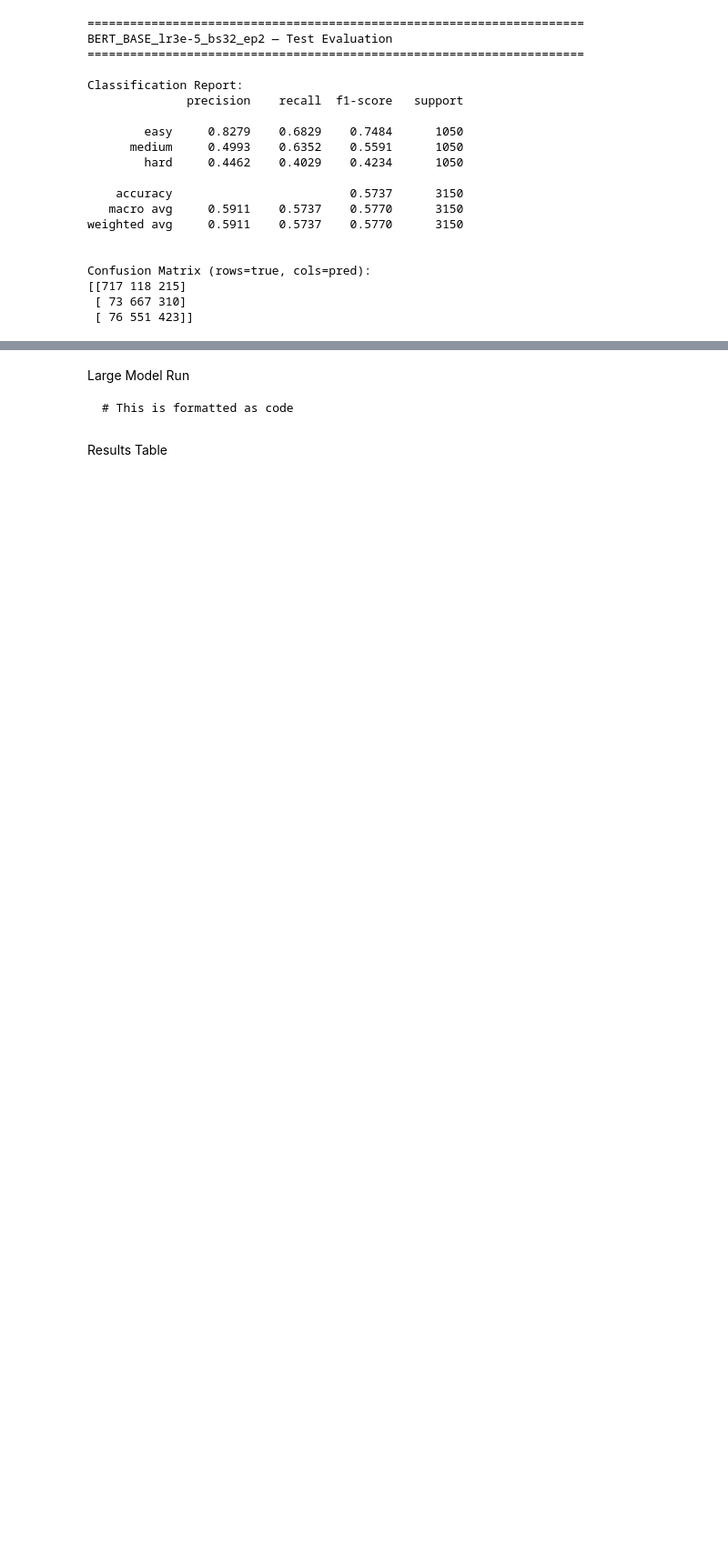
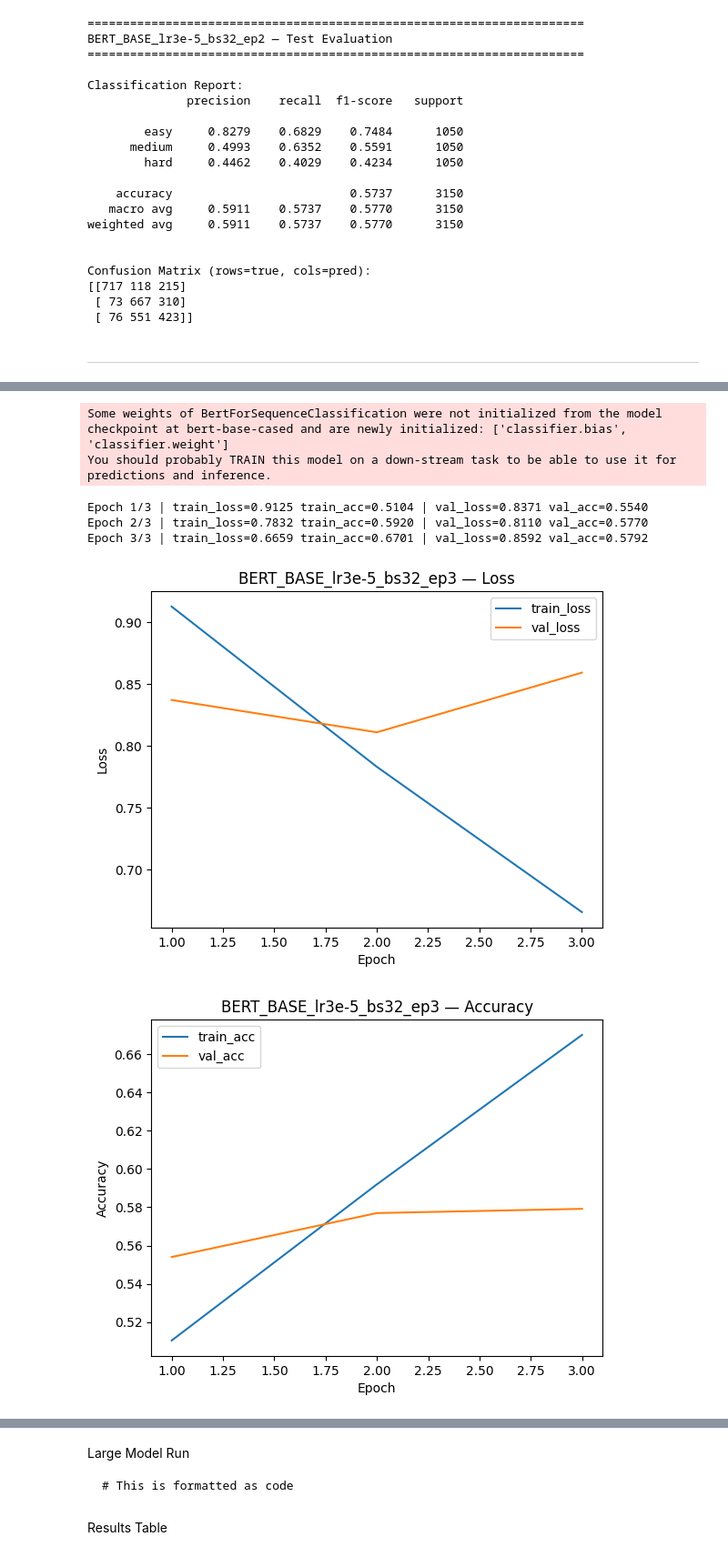
Before and after one commit to eliyahuav/NLP-project, a Jupyter notebook: PART6_Transformers.ipynb, the cells around one changed output, grey strips where cells are left out. Shown at 91% size. Saved outputs shown, nothing was run; the diff lists cells and outputs as text; code cells hidden in the pictures; blank space fills up the shorter version.

```diff
--- a/PART6_Transformers.ipynb
+++ b/PART6_Transformers.ipynb
@@ -678,3 +678,28 @@ Confusion Matrix (rows=true, cols=pred):
 [[717 118 215]
  [ 73 667 310]
  [ 76 551 423]]
+# %% [markdown]
+--------------------------------------------------------------------------------
+# %%
+# ============================================================
+# Single Experiment — Run ONE controlled fine-tuning experiment
+# ============================================================
+
+SINGLE_EXPERIMENT = {
+    "run_name": "BERT_BASE_lr3e-5_bs32_ep3",
+    "model": "bert-base-cased",   # or "bert-large-cased"
+    "lr": 3e-5,
+    "batch_size": 32,
+    "epochs": 3,
+    "optimizer": "adamw"          # "adam" or "adamw"
+}
+
+result = run_experiment(
+    model_name=SINGLE_EXPERIMENT["model"],
+    run_name=SINGLE_EXPERIMENT["run_name"],
+    lr=SINGLE_EXPERIMENT["lr"],
+    batch_size=SINGLE_EXPERIMENT["batch_size"],
+    epochs=SINGLE_EXPERIMENT["epochs"],
+    optimizer_name=SINGLE_EXPERIMENT["optimizer"]
+)
+# %% [output]
@@ -680,0 +711,7 @@ Confusion Matrix (rows=true, cols=pred):
+Some weights of BertForSequenceClassification were not initialized from the model checkpoint at bert-base-cased and are newly initialized: ['classifier.bias', 'classifier.weight']
+You should probably TRAIN this model on a down-stream task to be able to use it for predictions and inference.
+Epoch 1/3 | train_loss=0.9125 train_acc=0.5104 | val_loss=0.8371 val_acc=0.5540
+Epoch 2/3 | train_loss=0.7832 train_acc=0.5920 | val_loss=0.8110 val_acc=0.5770
+Epoch 3/3 | train_loss=0.6659 train_acc=0.6701 | val_loss=0.8592 val_acc=0.5792
+[figure, added]
+[figure, added]
```
Also changed, not shown: parts of 3 cells of this notebook.
